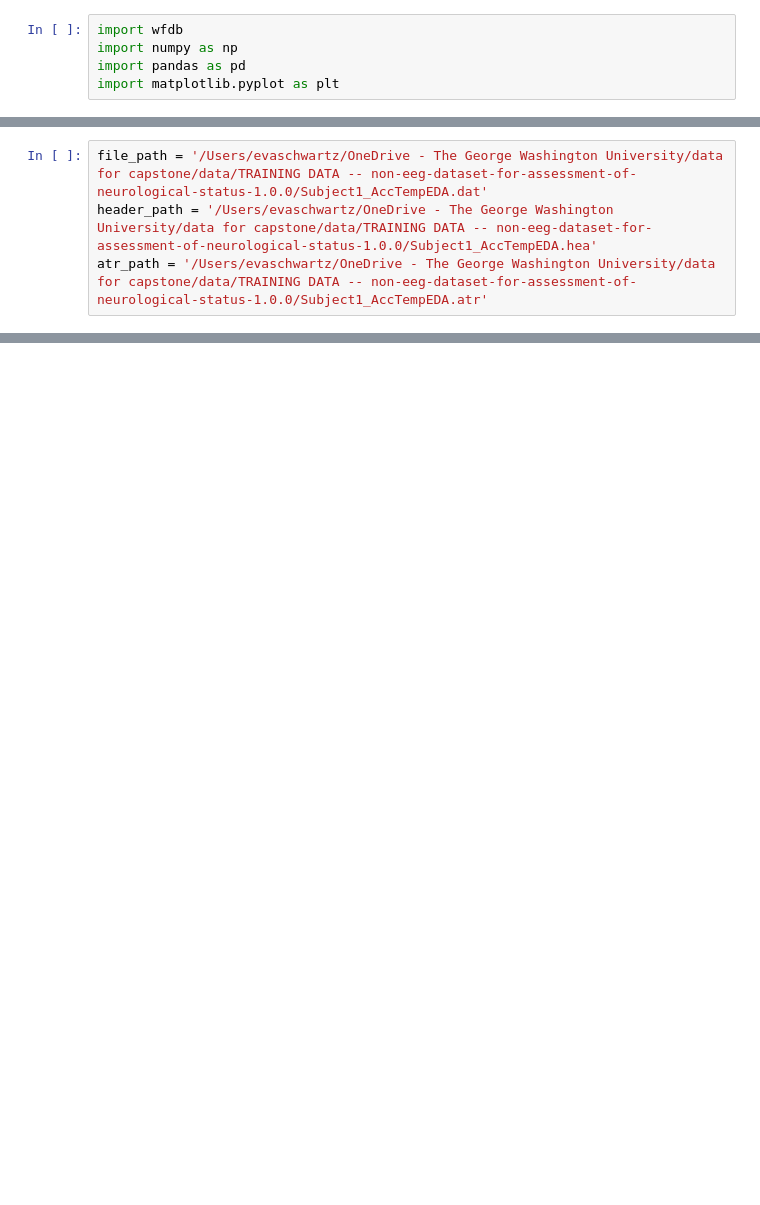
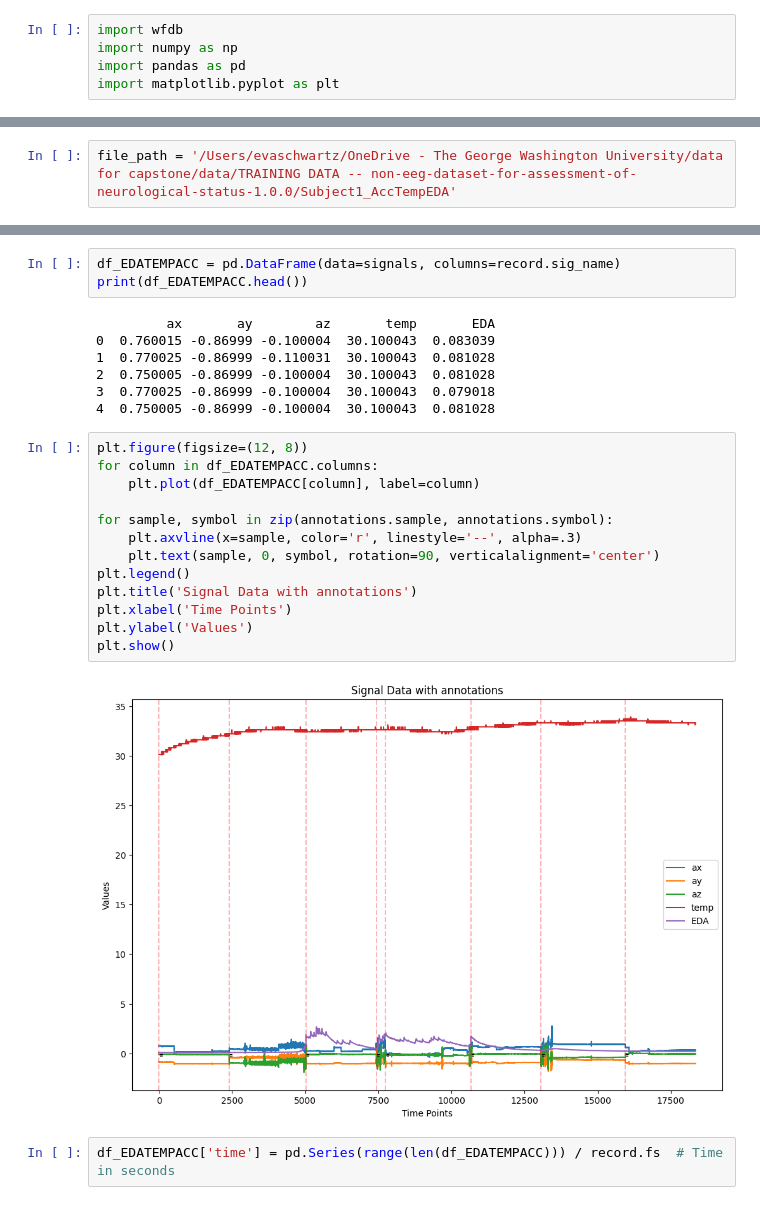
Before and after one commit to GW-datasci/25-spring-ESCHWARTZ, a Jupyter notebook: testing.ipynb, the cells around one changed output, grey strips where cells are left out. Saved outputs shown, nothing was run; the diff lists cells and outputs as text; blank space fills up the shorter version.

```diff
--- a/testing.ipynb
+++ b/testing.ipynb
@@ -6,7 +15,5 @@ import matplotlib.pyplot as plt
 # %%
-file_path = '/Users/evaschwartz/OneDrive - The George Washington University/data for capstone/data/TRAINING DATA -- non-eeg-dataset-for-assessment-of-neurological-status-1.0.0/Subject1_AccTempEDA.dat'
-header_path = '/Users/evaschwartz/OneDrive - The George Washington University/data for capstone/data/TRAINING DATA -- non-eeg-dataset-for-assessment-of-neurological-status-1.0.0/Subject1_AccTempEDA.hea'
-atr_path = '/Users/evaschwartz/OneDrive - The George Washington University/data for capstone/data/TRAINING DATA -- non-eeg-dataset-for-assessment-of-neurological-status-1.0.0/Subject1_AccTempEDA.atr'
+file_path = '/Users/evaschwartz/OneDrive - The George Washington University/data for capstone/data/TRAINING DATA -- non-eeg-dataset-for-assessment-of-neurological-status-1.0.0/Subject1_AccTempEDA'
 # %%
 record = wfdb.rdrecord(file_path, sampfrom=0,sampto=None)
 
@@ -19,0 +32,27 @@ FileNotFoundError: [Errno 2] No such file or directory: '/Users/evaschwartz/OneD
+# %%
+df_EDATEMPACC = pd.DataFrame(data=signals, columns=record.sig_name)
+print(df_EDATEMPACC.head())
+# %% [output]
+         ax       ay        az       temp       EDA
+0  0.760015 -0.86999 -0.100004  30.100043  0.083039
+1  0.770025 -0.86999 -0.110031  30.100043  0.081028
+2  0.750005 -0.86999 -0.100004  30.100043  0.081028
+3  0.770025 -0.86999 -0.100004  30.100043  0.079018
+4  0.750005 -0.86999 -0.100004  30.100043  0.081028
+# %%
+plt.figure(figsize=(12, 8))
+for column in df_EDATEMPACC.columns:
+    plt.plot(df_EDATEMPACC[column], label=column)
+
+for sample, symbol in zip(annotations.sample, annotations.symbol):
+    plt.axvline(x=sample, color='r', linestyle='--', alpha=.3)
+    plt.text(sample, 0, symbol, rotation=90, verticalalignment='center')
+plt.legend()
+plt.title('Signal Data with annotations')
+plt.xlabel('Time Points')
+plt.ylabel('Values')
+plt.show()
+# %% [output]
+[figure, added]
+# %%
+df_EDATEMPACC['time'] = pd.Series(range(len(df_EDATEMPACC))) / record.fs  # Time in seconds
```
Also changed, not shown: parts of 9 cells of this notebook.
